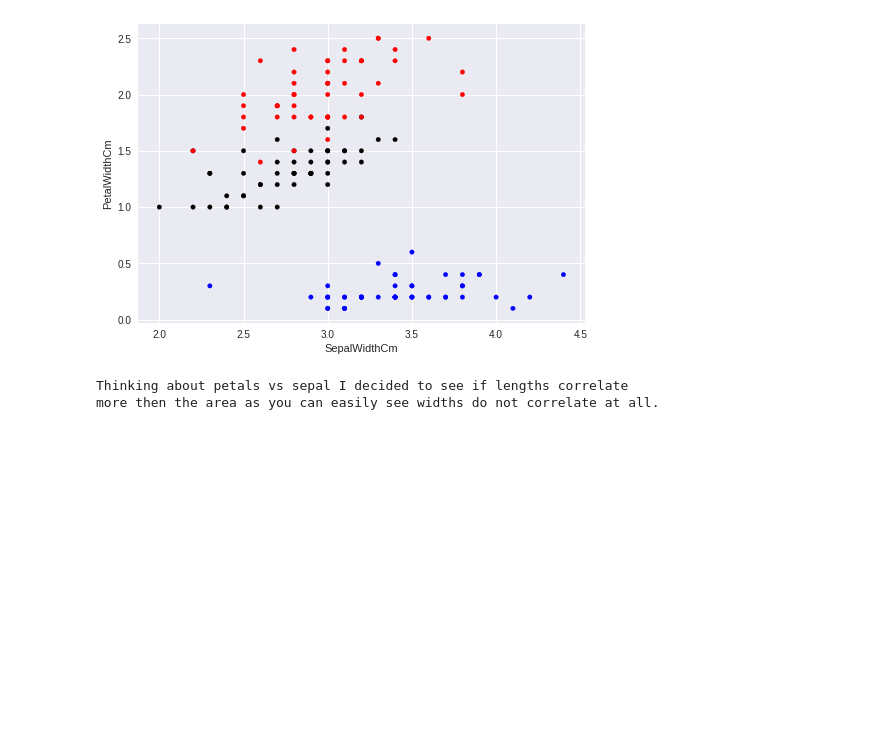
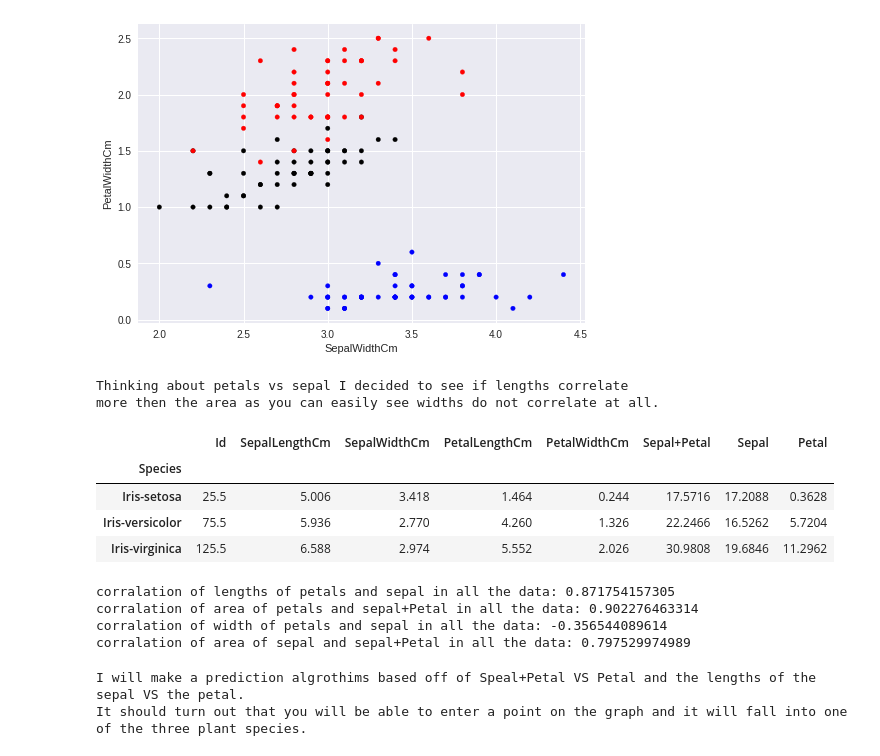
Before and after one commit to justinminsk/IRIS, a Jupyter notebook: kaggle_notebook.ipynb, the cells around one changed output. Drawn from its saved outputs; the diff is of its cells as text; code cells hidden in the pictures; blank space fills up the shorter version.

Commit message:
Have the values I will use to make a prediction alg. so that you can take mesurements and find the species of iris.

```diff
--- a/kaggle_notebook.ipynb
+++ b/kaggle_notebook.ipynb
@@ -101,3 +101,12 @@ print('more then the area as you can easily see widths do not correlate at all.'
 # %% [output]
 Thinking about petals vs sepal I decided to see if lengths correlate
 more then the area as you can easily see widths do not correlate at all.
+# %%
+iris_2.groupby('Species').mean()
+#group by the species and show mean of each number column
+# %% [output]
+|  | Id | SepalLengthCm | SepalWidthCm | PetalLengthCm | PetalWidthCm | Sepal+Petal | Sepal | Petal |
+| Species |  |  |  |  |  |  |  |  |
+| Iris-setosa | 25.5 | 5.006 | 3.418 | 1.464 | 0.244 | 17.5716 | 17.2088 | 0.3628 |
+| Iris-versicolor | 75.5 | 5.936 | 2.770 | 4.260 | 1.326 | 22.2466 | 16.5262 | 5.7204 |
+| Iris-virginica | 125.5 | 6.588 | 2.974 | 5.552 | 2.026 | 30.9808 | 19.6846 | 11.2962 |
@@ -103,0 +123,24 @@ more then the area as you can easily see widths do not correlate at all.
+# %%
+x = np.corrcoef(iris_2['PetalLengthCm'], iris_2['SepalLengthCm'])[0, 1]
+#persons corralation of lengths of petals and sepal in all the data
+print('corralation of lengths of petals and sepal in all the data:',x)
+x = np.corrcoef(iris_2['Sepal+Petal'], iris_2['Petal'])[0, 1]
+#persons corralation of area of petals and sepal+Petal in all the data
+print('corralation of area of petals and sepal+Petal in all the data:',x)
+x = np.corrcoef(iris_2['PetalWidthCm'], iris_2['SepalWidthCm'])[0, 1]
+#persons corralation of width of petals and sepal in all the data
+print('corralation of width of petals and sepal in all the data:',x)
+x = np.corrcoef(iris_2['Sepal+Petal'], iris_2['Sepal'])[0, 1]
+#persons corralation of area of sepal and sepal+Petal in all the data
+print('corralation of area of sepal and sepal+Petal in all the data:',x)
+# %% [output]
+corralation of lengths of petals and sepal in all the data: 0.871754157305
+corralation of area of petals and sepal+Petal in all the data: 0.902276463314
+corralation of width of petals and sepal in all the data: -0.356544089614
+corralation of area of sepal and sepal+Petal in all the data: 0.797529974989
+# %%
+print("I will make a prediction algrothims based off of Speal+Petal VS Petal and the lengths of the sepal VS the petal.")
+print("It should turn out that you will be able to enter a point on the graph and it will fall into one of the three plant species.")
+# %% [output]
+I will make a prediction algrothims based off of Speal+Petal VS Petal and the lengths of the sepal VS the petal.
+It should turn out that you will be able to enter a point on the graph and it will fall into one of the three plant species.
```
Also changed, not shown: parts of 3 cells of this notebook, 1 other file.
